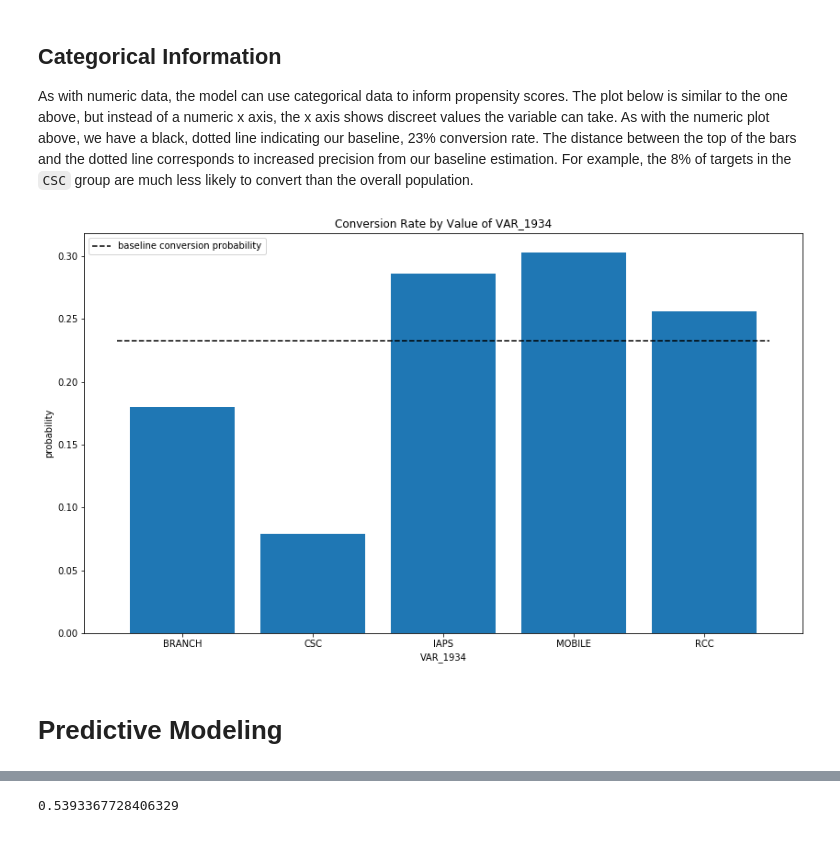
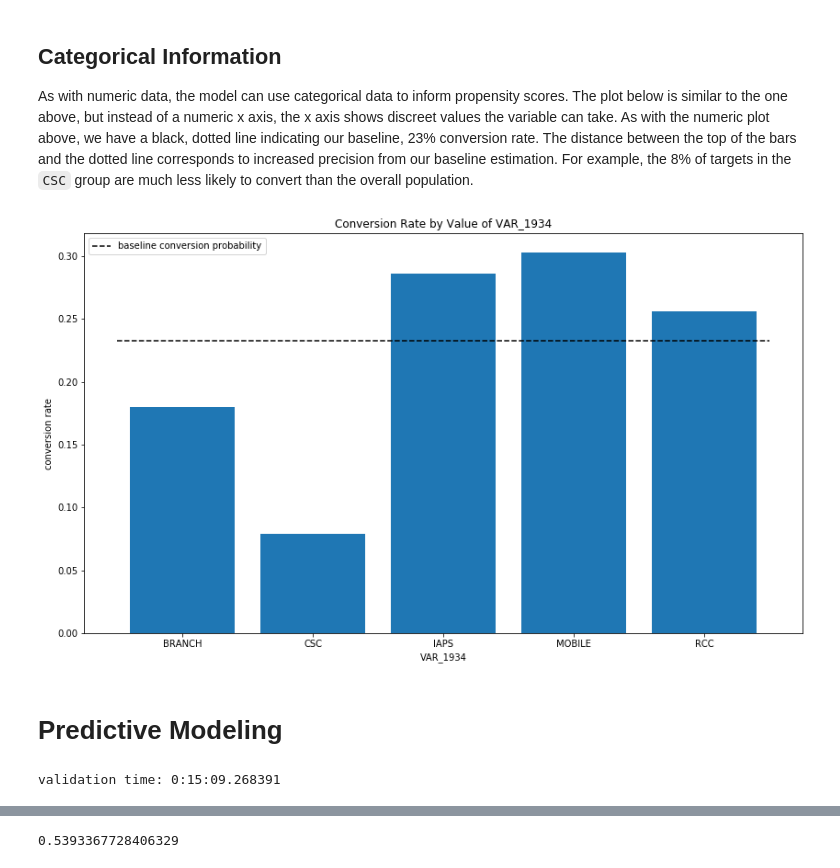
Before and after one commit to TonyBlonigan/marketing_campaign_optimization, a Jupyter notebook: presentation.ipynb, the cells around one changed output, grey strips where cells are left out. Cells and saved outputs as stored; diff of their text form; code cells hidden in the pictures.

Commit message:
first working random forest

```diff
--- a/presentation.ipynb
+++ b/presentation.ipynb
@@ -244,38 +311,103 @@ for c in x_train_cat.columns:
     # calculate remaining system entropy, after splitting on col
     this_entropy = system_entropy_given_col(split_col=x_train_cat[c], y=y_train, na_strategy='fill')
     # normalize by number of unique levels
     this_entropy /= len(unique_lvls)
 
     col_entropy_cols.append(c)
     col_entropy.append(this_entropy)
 
 # find column producing least entropy
 col_entropy = np.array(col_entropy)
 idx_min = np.argmin(col_entropy)
 c = col_entropy_cols[idx_min]
 
 # create bar plot of conversion probability by attribute value
 # calculate conversion probability by att val
 p = y_train.join(x_train[[c]]).groupby(c).agg(['count', 'sum'])
 p.columns = [c[1] for c in p.columns]
 p['p'] = p['sum'] / p['count']
 
 # plot conversion prob by att val
 fig, ax = plt.subplots(figsize=(14, 8))
 plt.bar(p.index.values, p.p)
 p_naive = y_train.target.value_counts()[1] / len(y_train)
 plt.hlines(p_naive, -.5, len(p) - .5, linestyles='--',
            label='baseline conversion probability')
 plt.legend()
 plt.title(f'Conversion Rate by Value of {c}')
-plt.ylabel('probability')
+plt.ylabel('conversion rate')
 plt.xlabel(c)
 plt.show()
 # %% [output]
-[figure, old version]
+[figure, new version]
 # %% [markdown]
 <a id='pm'></a>
 # Predictive Modeling
+# %%
+# if retrain set to False, will try to load model from pickle file
+# instead of training
+retrain = True
+
+# define feature preprocessors
+num_transformer = Pipeline(steps=[
+    ('imputer', KNNImputer(weights='distance', add_indicator=True))])
+
+cat_transformer = Pipeline(steps=[
+    ('simpleimputer', SimpleImputer(strategy='constant', fill_value='unknown')),
+    ('onehotencoder', OneHotEncoder(handle_unknown='ignore'))])
+
+# consolidate preprocessors
+preprocess = ColumnTransformer(
+    transformers=[
+        ('num', num_transformer, num_cols + bool_cols),
+        ('cat', cat_transformer, str_cols + loc_cols)])
+#         ('cat', cat_transformer, bool_cols + str_cols + loc_cols)])
+
+# create classification pipeline
+pipe = Pipeline(steps=[('preprocess', preprocess),
+                       ('variance_threashold', VarianceThreshold()),
+                       ('feature_selection', SelectPercentile(score_func=f_classif)),
+                       ('clf', RandomForestClassifier(random_state=1, class_weight='balanced'))])
+
+# define hyper parameters to validate
+param_grid = [{'preprocess__num__imputer__n_neighbors': [15],
+               'feature_selection__percentile': [25, 30],
+               'clf__n_estimators': [1500, 2000],
+               'clf__max_depth': [5],
+               'clf__max_features': [60, 90]}]
+
+# make sure you don't have cv in memory already
+try:
+    del cv
+except NameError:
+    pass
+
+if not retrain:
+    # # try loading file instead of training so you can come back to this without having
+    # # to re-train the model each time
+    try:
+        cv = pickle.load(open('random_forest_cv.pickle', 'rb'))
+        print('loaded pickled model')
+    except FileNotFoundError:
+        print('pickled model not found, retraining from scratch')
+
+# if wasn't loaded above, train from scratch
+try:
+    cv
+except NameError:
+    # k-fold cross-validate
+    cv = GridSearchCV(pipe, param_grid, scoring='f1_macro',
+                      refit=True, cv=3, verbose=0)
+    train_start = datetime.datetime.now()
+    msk = np.random.choice([True, False], len(x_train), p=[.02, .98])
+    cv.fit(x_train[msk], y_train[msk].values.ravel())
+    print('validation time: {}'.format(datetime.datetime.now() - train_start))
+
+# store model & results
+pickle.dump(cv.best_estimator_, open('random_forest.pickle', 'wb'))
+pickle.dump(cv, open('random_forest_cv.pickle', 'wb'))
+# %% [output]
+validation time: 0:15:09.268391
 # %%
 # define a couple of helper functions for model evaluation
 def prob_to_y_hat(probs, threashold):
```
Also changed, not shown: parts of 5 cells of this notebook.
